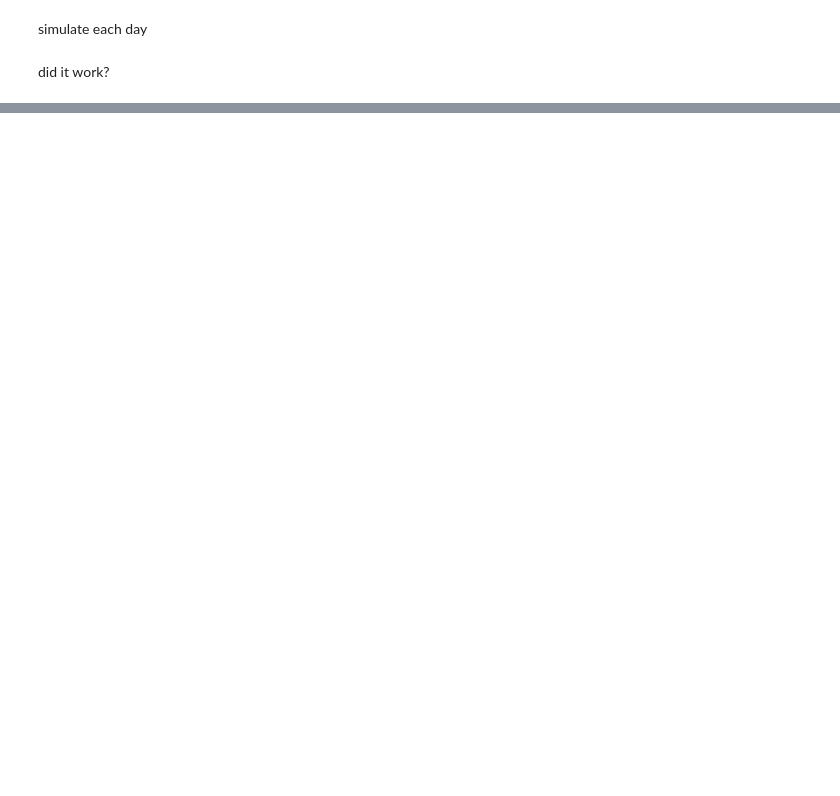
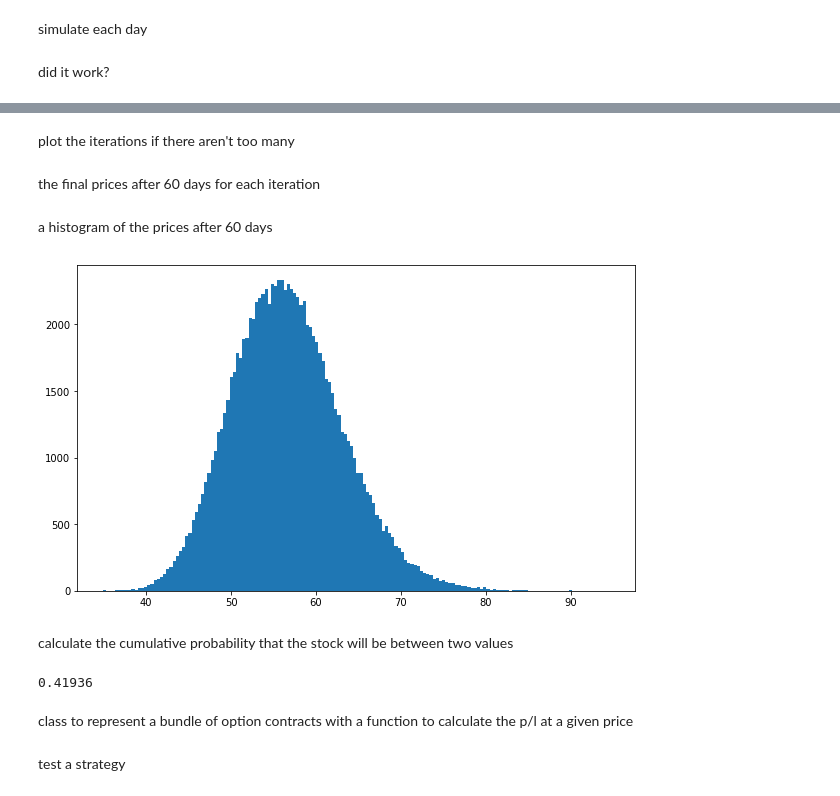
Before and after one commit to marzukr/option-ev, a Jupyter notebook: monte-carlo.ipynb, the cells around one changed output, grey strips where cells are left out. Cells and saved outputs as stored; diff of their text form; code cells hidden in the pictures; blank space fills up the shorter version.

```diff
--- a/monte-carlo.ipynb
+++ b/monte-carlo.ipynb
@@ -157,8 +157,8 @@ variables for the simulation
 
 `iterations` is the number of times to simulate
 # %%
-t_intervals = 60
-iterations = 10
+t_intervals = 40
+iterations = 100000
 # %% [markdown]
 matrix of daily returns = $e^{\text{drift} + \text{stddev} \cdot Z}$
 # %%
@@ -265,0 +244,2 @@ array([[132.71000671, 132.71000671, 132.71000671, 132.71000671,
+# %% [markdown]
+plot the iterations if there aren't too many
@@ -265,0 +250,37 @@ array([[132.71000671, 132.71000671, 132.71000671, 132.71000671,
+# %% [markdown]
+the final prices after 60 days for each iteration
+# %%
+final_prices = price_list[-1]
+# %% [markdown]
+a histogram of the prices after 60 days
+# %%
+plt.figure(figsize=(10,6))
+plt.hist(final_prices, bins='auto');
+# %% [output]
+[figure, added]
+# %% [markdown]
+calculate the cumulative probability that the stock will be between two values
+# %%
+lb = -1
+lb_inclusive = True
+ub = 55
+ub_inclusive = False
+
+total_prices = 0
+counted = 0
+for price in final_prices:
+    lb_condition = lb == -1 or price > lb
+    ub_condition = ub == -1 or price < ub
+    if lb_condition and ub_condition:
+        counted += 1
+    elif lb_inclusive and price == lb:
+        counted += 1
+    elif ub_inclusive and price == ub:
+        counted += 1
+    total_prices += 1
+
+counted / total_prices
+# %% [output]
+0.41936
+# %% [markdown]
+class to represent a bundle of option contracts with a function to calculate the p/l at a given price
@@ -265,0 +310,2 @@ array([[132.71000671, 132.71000671, 132.71000671, 132.71000671,
+# %% [markdown]
+test a strategy
```
Also changed, not shown: parts of 30 cells of this notebook.
